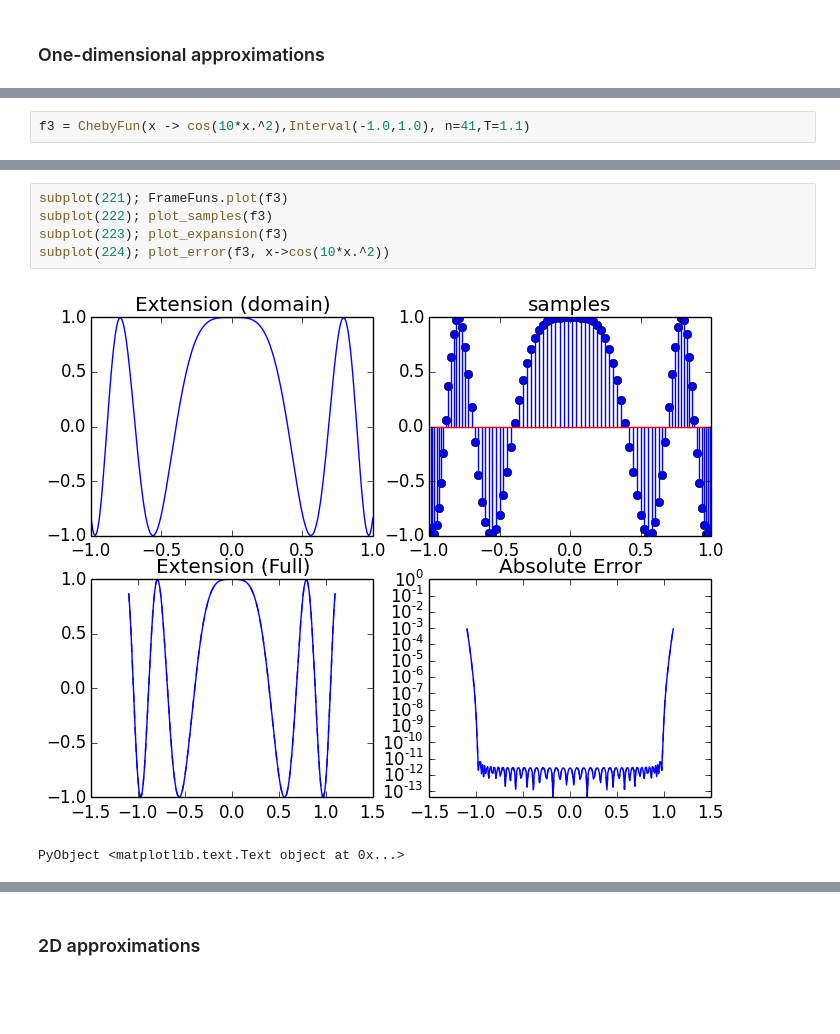
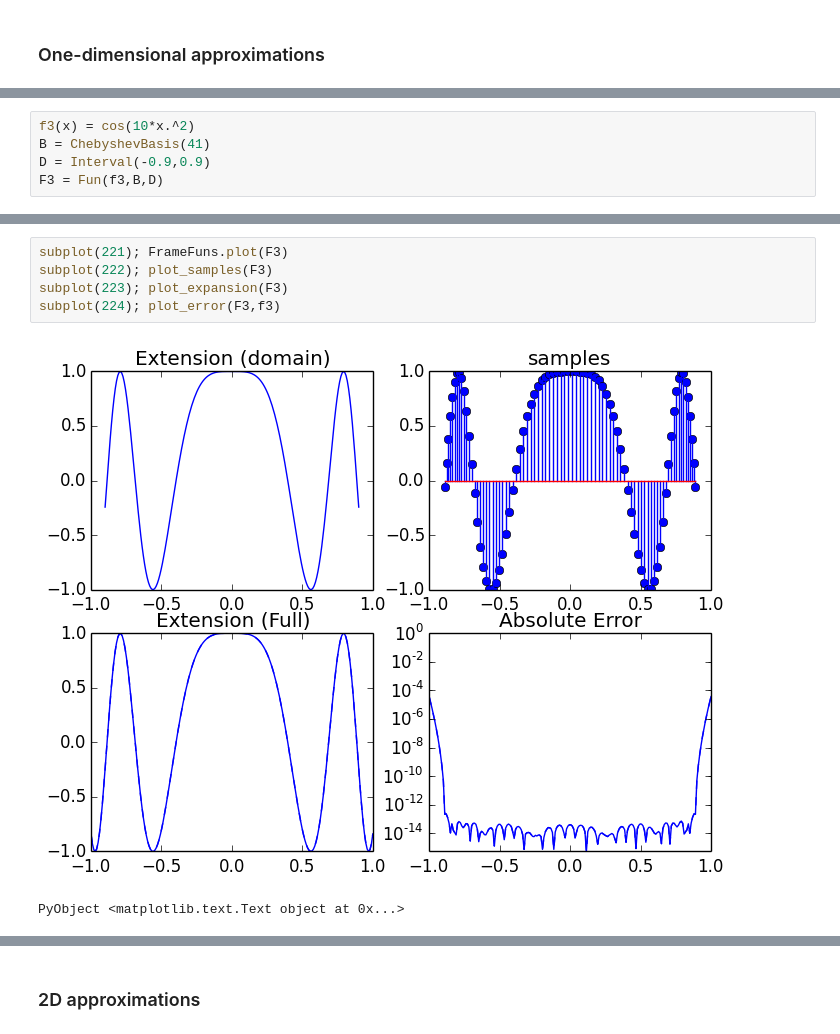
Before and after one commit to JuliaApproximation/FrameFun.jl, a Jupyter notebook: examples/FrameFunDemo.ipynb, the cells around one changed output, grey strips where cells are left out. Cells and saved outputs as stored; diff of their text form; blank space fills up the shorter version.

```diff
--- a/examples/FrameFunDemo.ipynb
+++ b/examples/FrameFunDemo.ipynb
@@ -57,5 +62,8 @@ FrameFuns.plot(f2,n=400)
 PyObject <matplotlib.text.Text object at 0x...>
 # %%
-f3 = ChebyFun(x -> cos(10*x.^2),Interval(-1.0,1.0), n=41,T=1.1)
+f3(x) = cos(10*x.^2)
+B = ChebyshevBasis(41)
+D = Interval(-0.9,0.9)
+F3 = Fun(f3,B,D)
 # %% [output]
 A 1-dimensional FrameFun with 41 degrees of freedom.
@@ -64,10 +72,10 @@ Domain: the interval [-1.0, 1.0]
 # %%
-subplot(221); FrameFuns.plot(f3)
-subplot(222); plot_samples(f3)
-subplot(223); plot_expansion(f3)
-subplot(224); plot_error(f3, x->cos(10*x.^2))
+subplot(221); FrameFuns.plot(F3)
+subplot(222); plot_samples(F3)
+subplot(223); plot_expansion(F3)
+subplot(224); plot_error(F3,f3)
 # %% [output]
-[figure, old version]
+[figure, new version]
 PyObject <matplotlib.text.Text object at 0x...>
 # %%
 h=figure()
```
Also changed, not shown: parts of 41 cells of this notebook, 7 other files.
